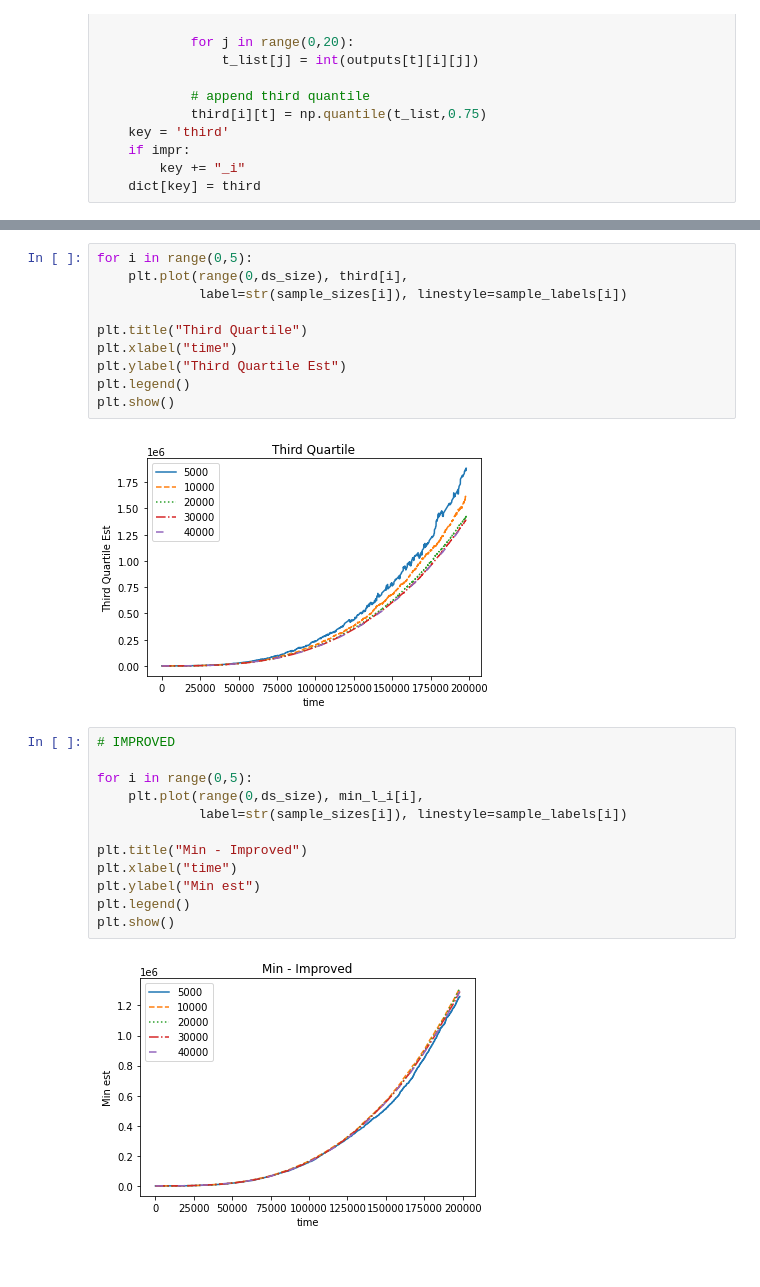
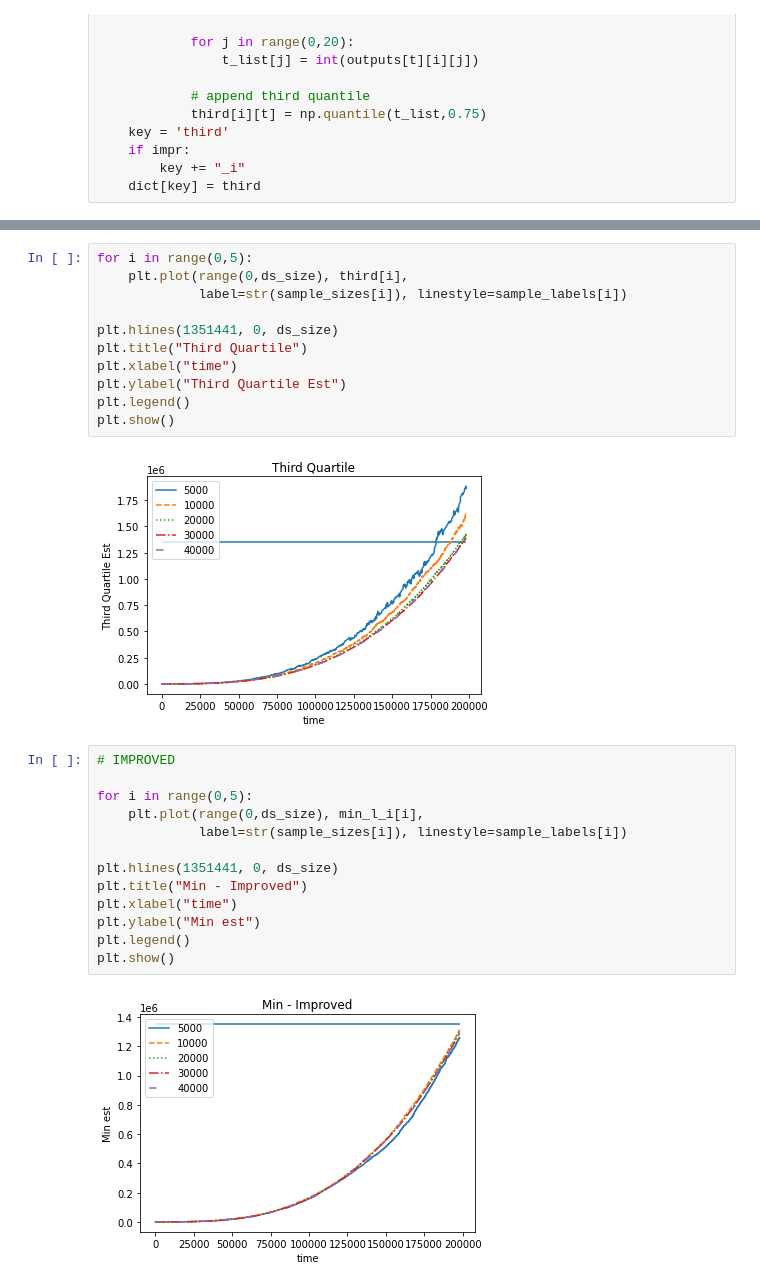
Before and after one commit to adamggibbs/cosc254-graph-triangle-counting, a Jupyter notebook: src/report.ipynb, the cells around one changed output, grey strips where cells are left out. Saved outputs shown, nothing was run; the diff lists cells and outputs as text.

```diff
--- a/src/report.ipynb
+++ b/src/report.ipynb
@@ -216,27 +222,29 @@ for i in range(0,5):
     plt.plot(range(0,ds_size), third[i],
              label=str(sample_sizes[i]), linestyle=sample_labels[i])
 
+plt.hlines(1351441, 0, ds_size)
 plt.title("Third Quartile")
 plt.xlabel("time")
 plt.ylabel("Third Quartile Est")
 plt.legend()
 plt.show()
 # %% [output]
-[figure, old version]
+[figure, new version]
 # %%
 # IMPROVED
 
 for i in range(0,5):
     plt.plot(range(0,ds_size), min_l_i[i],
              label=str(sample_sizes[i]), linestyle=sample_labels[i])
 
+plt.hlines(1351441, 0, ds_size)
 plt.title("Min - Improved")
 plt.xlabel("time")
 plt.ylabel("Min est")
 plt.legend()
 plt.show()
 # %% [output]
-[figure, old version]
+[figure, new version]
 # %%
 for i in range(0,5):
     plt.plot(range(0,ds_size), max_l_i[i],
```
Also changed, not shown: parts of 10 cells of this notebook, 3 other files.
